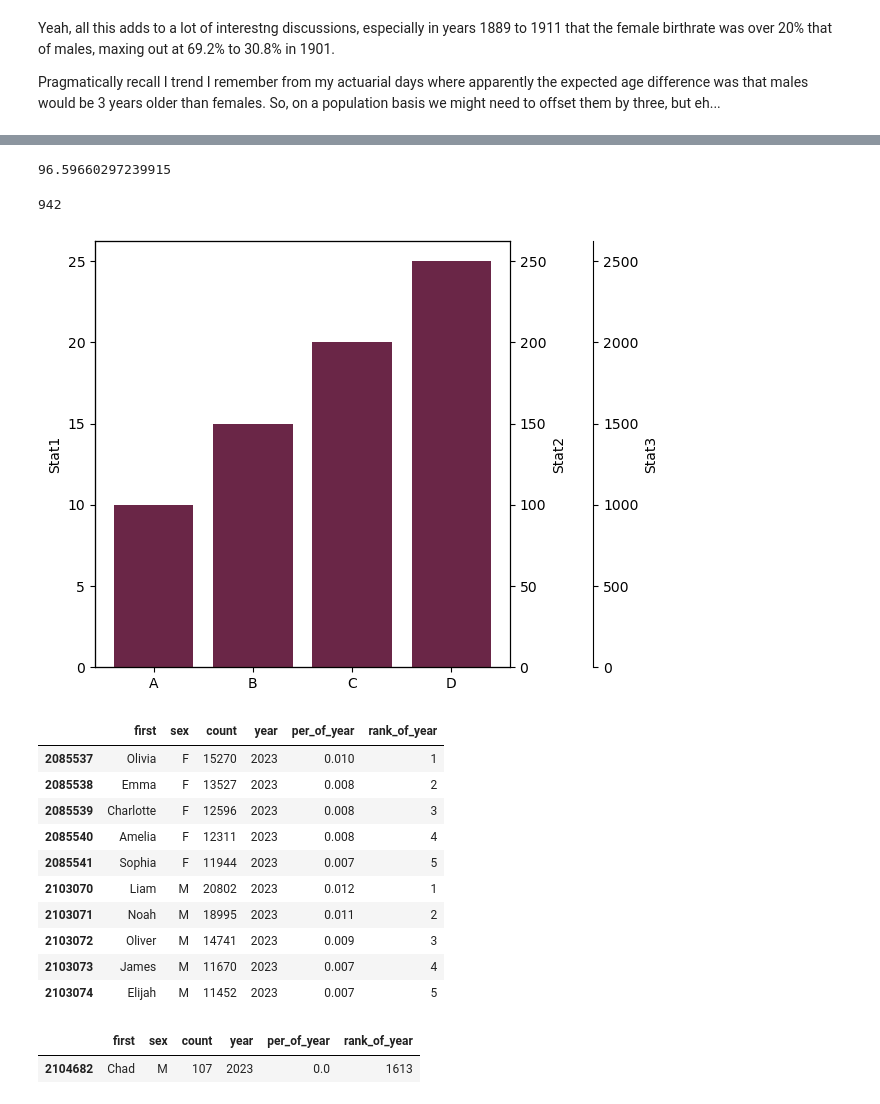
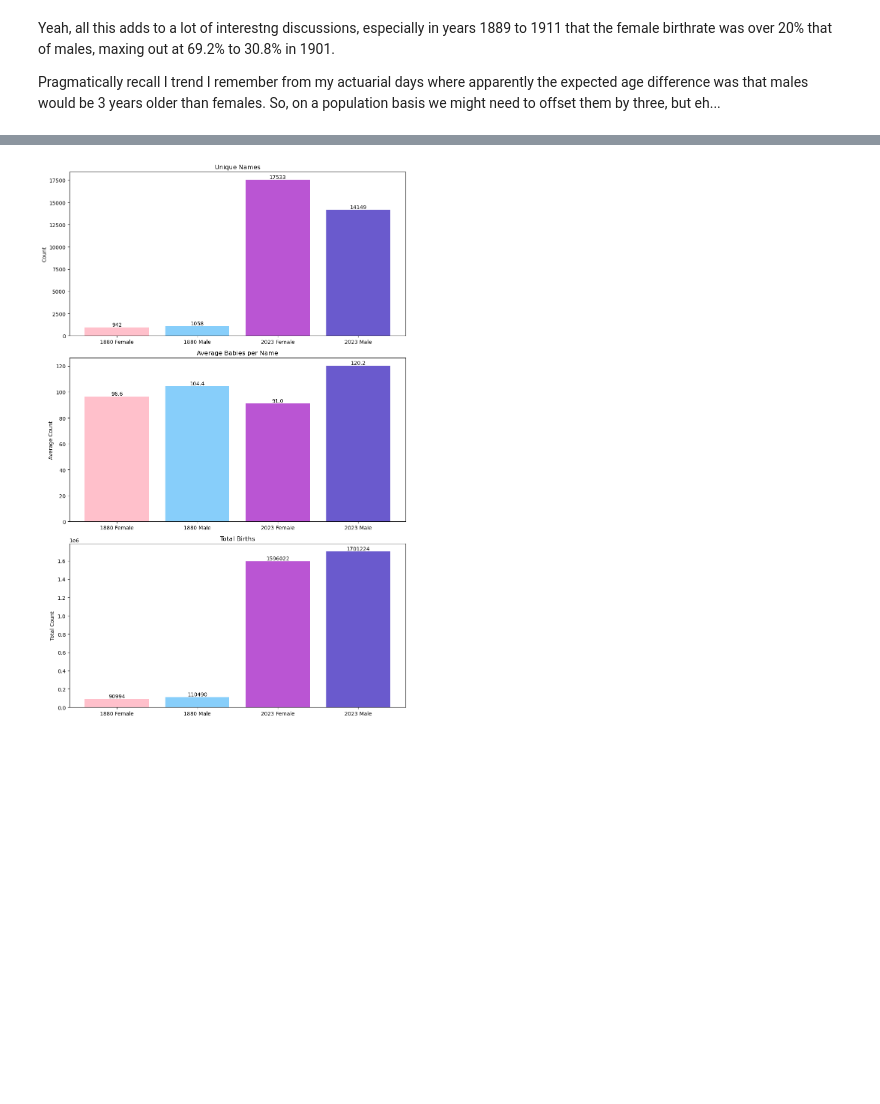
Before and after one commit to bwolff26/name_study, a Jupyter notebook: code/ceda_i.ipynb, the cells around one changed output, grey strips where cells are left out. Drawn from its saved outputs; the diff is of its cells as text; code cells hidden in the pictures; blank space fills up the shorter version.

```diff
--- a/code/ceda_i.ipynb
+++ b/code/ceda_i.ipynb
@@ -276,53 +194,26 @@ df[(df['year']==1880)&(df['sex']=='F')]['count'].mean()
-# %%
-sum(df[(df['year']==1880)&(df['sex']=='F')]['count'])/y1_u_fnames
-# %% [output]
-96.59660297239915
-# %%
-df[(df['year']==1880)&(df['sex']=='F')]['count'].count()
-# %% [output]
-942
-# %%
-categories = ['A', 'B', 'C', 'D']
-stat1 = [10, 15, 20, 25]
-stat2 = [100, 150, 200, 250]
-stat3 = [1000, 1500, 2000, 2500]
-
-fig, ax1 = plt.subplots()
-
-ax2 = ax1.twinx()
-ax3 = ax1.twinx()
-
-# Offset the third axis
-ax3.spines['right'].set_position(('outward', 60))
-
-ax1.bar(categories, stat1, color='b', label='Stat1')
-ax2.bar(categories, stat2, color='r', label='Stat2', alpha=0.6)
-ax3.bar(categories, stat3, color='g', label='Stat3', alpha=0.3)
-
-ax1.set_ylabel('Stat1')
-ax2.set_ylabel('Stat2')
-ax3.set_ylabel('Stat3')
-
-fig.tight_layout()
-plt.show()
-# %% [output]
-[figure, removed]
-# %%
-df[(df['year']==2023)&(df['rank_of_year']<6)]
-# %% [output]
-|  | first | sex | count | year | per_of_year | rank_of_year |
-| 2085537 | Olivia | F | 15270 | 2023 | 0.010 | 1 |
-| 2085538 | Emma | F | 13527 | 2023 | 0.008 | 2 |
-| 2085539 | Charlotte | F | 12596 | 2023 | 0.008 | 3 |
-| 2085540 | Amelia | F | 12311 | 2023 | 0.008 | 4 |
-| 2085541 | Sophia | F | 11944 | 2023 | 0.007 | 5 |
-| 2103070 | Liam | M | 20802 | 2023 | 0.012 | 1 |
-| 2103071 | Noah | M | 18995 | 2023 | 0.011 | 2 |
-| 2103072 | Oliver | M | 14741 | 2023 | 0.009 | 3 |
-| 2103073 | James | M | 11670 | 2023 | 0.007 | 4 |
-| 2103074 | Elijah | M | 11452 | 2023 | 0.007 | 5 |
-# %%
-df[(df['year']==2023)&(df['first']=='Chad')]
-# %% [output]
-|  | first | sex | count | year | per_of_year | rank_of_year |
-| 2104682 | Chad | M | 107 | 2023 | 0.0 | 1613 |
+# %%
+#Honestly tinkered out with ChatGPT. I at least take pride in making the cod as dense as I thought I could.
+
+colors = ['pink', 'lightskyblue', 'mediumorchid', 'slateblue']
+
+fig, axs = plt.subplots(3, 1, figsize=(10, 15))
+
+data = [
+    ([y1_u_fnames, y1_u_mnames, y2_u_fnames, y2_u_mnames], 'Unique Names', 'Count'),
+    ([y1_avg_fname, y1_avg_mname, y2_avg_fname, y2_avg_mname], 'Average Babies per Name', 'Average Count'),
+    ([y1_females, y1_males, y2_females, y2_males], 'Total Births', 'Total Count')
+]
+
+for ax, (values, title, ylabel) in zip(axs, data):
+    bars = ax.bar([f'{y1} Female', f'{y1} Male', f'{y2} Female', f'{y2} Male'], values, color=colors)
+    ax.set_title(title)
+    ax.set_ylabel(ylabel)
+
+    for bar in bars:
+        yval = bar.get_height()
+        ax.text(bar.get_x() + bar.get_width() / 2, yval, int(yval) if ylabel == 'Count' or ylabel == 'Total Count' else round(yval, 1), ha='center', va='bottom')
+
+plt.tight_layout()
+plt.show();
+# %% [output]
+[figure, added]
```
Also changed, not shown: parts of 6 cells of this notebook, 1 other file.
